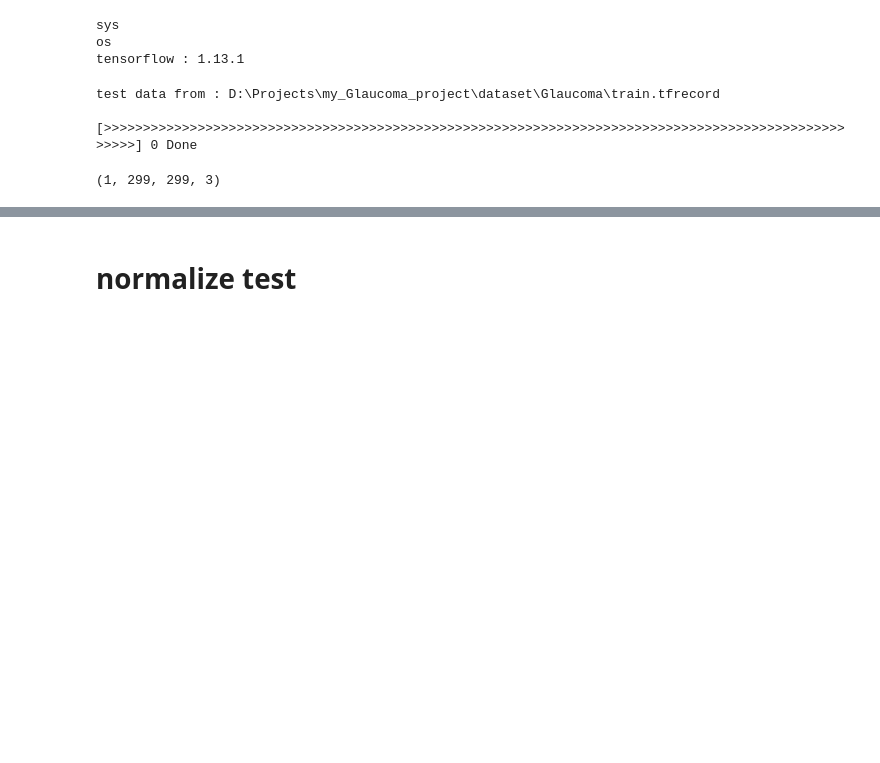
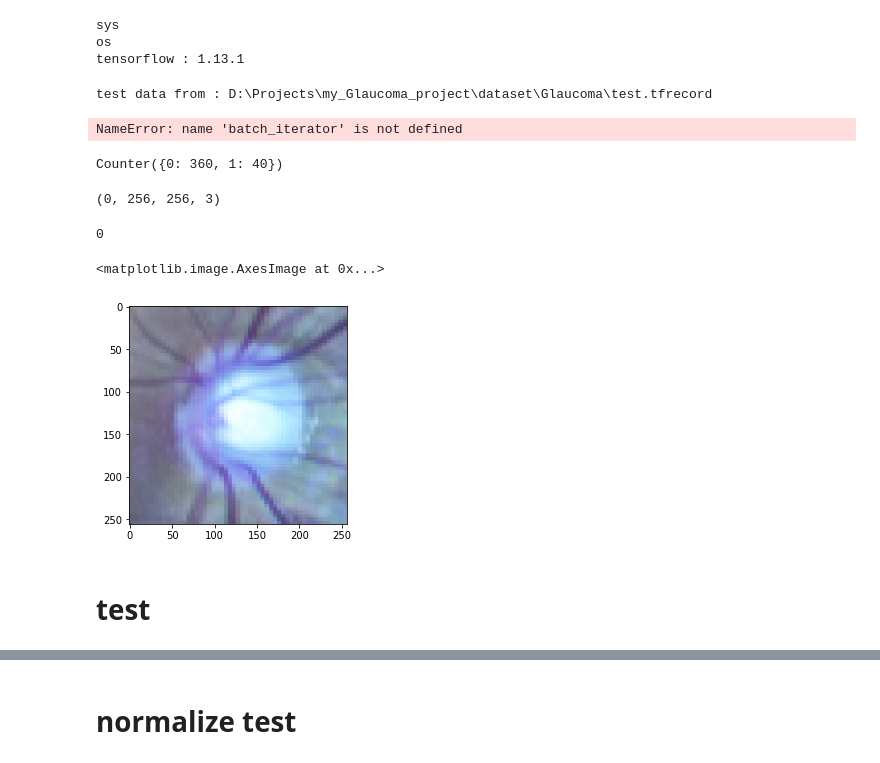
Before and after one commit to cksruf91/Glaucoma_master, a Jupyter notebook: load_image.ipynb, the cells around one changed output, grey strips where cells are left out. Cells and saved outputs as stored; diff of their text form; code cells hidden in the pictures; blank space fills up the shorter version.

```diff
--- a/load_image.ipynb
+++ b/load_image.ipynb
@@ -23,5 +21,0 @@ args = TrainOption()
-# %%
-with open(TEST_FILE.split('.')[0] + '.length', 'r') as f:
-    test_data_lenth = int(f.read())
-with open(TRAIN_FILE.split('.')[0] + '.length', 'r') as f:
-    train_data_lenth = int(f.read())
@@ -29,39 +25,55 @@ with open(TRAIN_FILE.split('.')[0] + '.length', 'r') as f:
 with tf.Session() as sess:
     sess.run(tf.global_variables_initializer())
     BATCH_SIZE = 1
-    nstep = int(train_data_lenth/BATCH_SIZE)
+    tfrecode=TEST_FILE
+    print(f"test data from : {tfrecode}")
+    iterator = batch_iterator(tfrecode , batch_size=1
+                                    , training=False, shuffle=False, parser=parse_tfrecord
+                                    , buffer_size=SHUFFLE_BUFFER)
+    images_batch, labels_batch = iterator.get_next()
+    with open(tfrecode.split('.')[0] + '.length', 'r') as f:
+        data_lenth = int(f.read())
 
-    print(f"test data from : {TRAIN_FILE}")
-    iterator = batch_iterator(TRAIN_FILE , batch_size=BATCH_SIZE
-                                   , training=True, shuffle=True, buffer_size=50)
-    images_batch, labels_batch = iterator.get_next()
+    nstep = int(data_lenth/BATCH_SIZE)
 
     sess.run(iterator.initializer)
-    n_imgs = np.zeros((1,) + IMAGE_SHAPE)
-    g_imgs = np.zeros((1,) + IMAGE_SHAPE)
+    n_imgs = np.zeros((1,) + OPTIC_DISC_SHAPE)
+    g_imgs = np.zeros((1,) + OPTIC_DISC_SHAPE)
     y_true = np.array({})
     pr=progress()
     i=0
     while i < nstep:
-        pr.print_progress(BATCH_SIZE,train_data_lenth,i)
         images, labels = sess.run([images_batch, labels_batch])
         y_true = np.append(y_true,labels)
 
-        if labels == 0:
-            n_imgs = np.vstack([n_imgs, images])
-        else:
-            g_imgs = np.vstack([g_imgs, images])
+#         if labels == 0:
+#             n_imgs = np.vstack([n_imgs, images])
+#         else:
+        g_imgs = np.vstack([g_imgs, images])
 
+        pr.print_progress(BATCH_SIZE,data_lenth,i)
         i+=1
 
     y_true = y_true[1:]
     g_imgs = g_imgs[1:]
     n_imgs = n_imgs[1:]
 # %% [output]
-test data from : D:\Projects\my_Glaucoma_project\dataset\Glaucoma\train.tfrecord
- [>>>>>>>>>>>>>>>>>>>>>>>>>>>>>>>>>>>>>>>>>>>>>>>>>>>>>>>>>>>>>>>>>>>>>>>>>>>>>>>>>>>>>>>>>>>>>>>>>>>>] 0 Done
+test data from : D:\Projects\my_Glaucoma_project\dataset\Glaucoma\test.tfrecord
+NameError: name 'batch_iterator' is not defined
-# %%
-idx = 0
-n_imgs.shape
-# %% [output]
-(1, 299, 299, 3)
+# %%
+import collections
+print(collections.Counter(y_true))
+# %% [output]
+Counter({0: 360, 1: 40})
+# %%
+n_imgs.shape
+# %% [output]
+(0, 256, 256, 3)
+# %%
+idx = 25
+print(y_true[idx])
+plt.imshow(g_imgs[idx])
+# %% [output]
+0
+<matplotlib.image.AxesImage at 0x...>
+[figure, added]
@@ -67,0 +82,2 @@ n_imgs.shape
+# %% [markdown]
+# test
```
Also changed, not shown: parts of 17 cells of this notebook, 20 other files.
